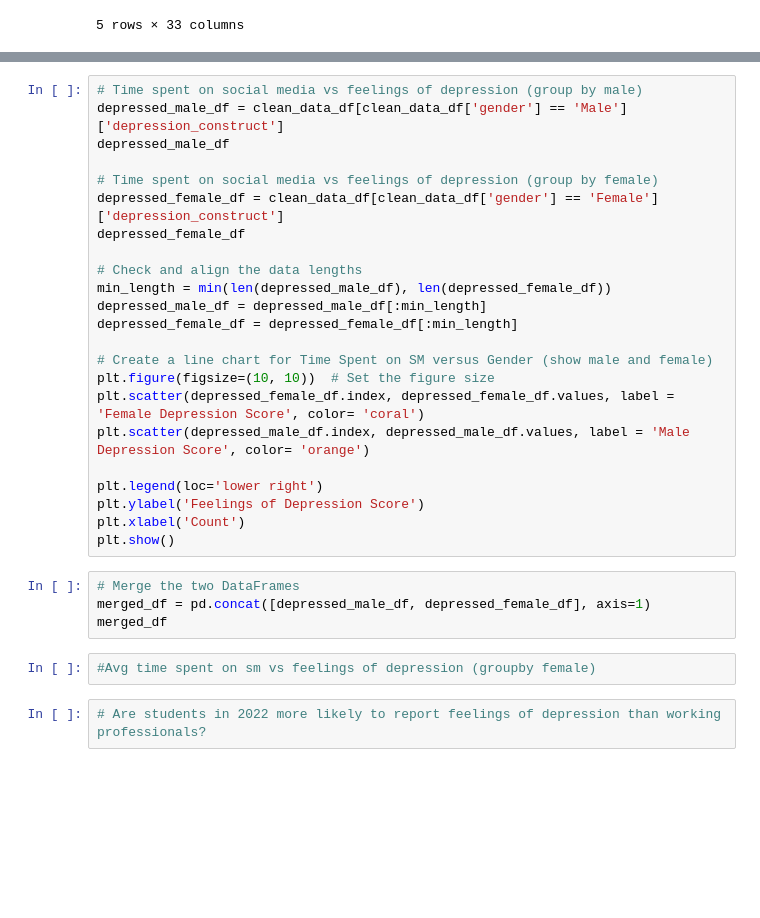
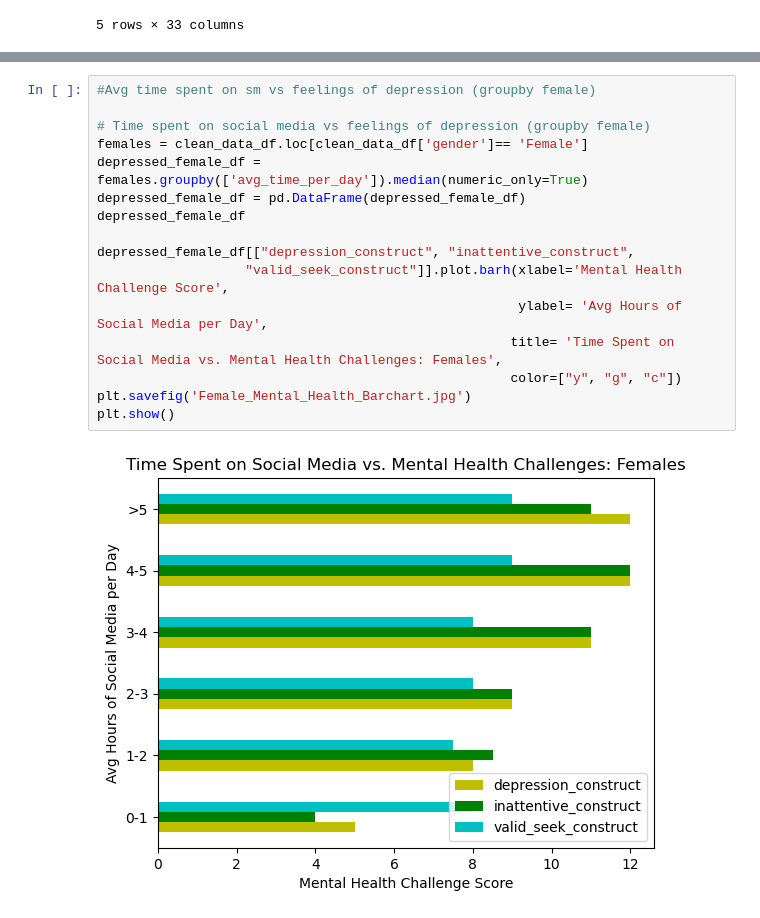
Before and after one commit to virgowolf/social_media_mental_health, a Jupyter notebook: analysis_CK.ipynb, the cells around one changed output, grey strips where cells are left out. Drawn from its saved outputs; the diff is of its cells as text; blank space fills up the shorter version.

```diff
--- a/analysis_CK.ipynb
+++ b/analysis_CK.ipynb
@@ -161,31 +182,18 @@ depressed_male_df[["depression_construct", "inattentive_construct", "valid_seek_
-# %%
-# Time spent on social media vs feelings of depression (group by male)
-depressed_male_df = clean_data_df[clean_data_df['gender'] == 'Male']['depression_construct']
-depressed_male_df
-
-# Time spent on social media vs feelings of depression (group by female)
-depressed_female_df = clean_data_df[clean_data_df['gender'] == 'Female']['depression_construct']
-depressed_female_df
-
-# Check and align the data lengths
-min_length = min(len(depressed_male_df), len(depressed_female_df))
-depressed_male_df = depressed_male_df[:min_length]
-depressed_female_df = depressed_female_df[:min_length]
-
-# Create a line chart for Time Spent on SM versus Gender (show male and female)
-plt.figure(figsize=(10, 10))  # Set the figure size
-plt.scatter(depressed_female_df.index, depressed_female_df.values, label = 'Female Depression Score', color= 'coral')
-plt.scatter(depressed_male_df.index, depressed_male_df.values, label = 'Male Depression Score', color= 'orange')
-
-plt.legend(loc='lower right')
-plt.ylabel('Feelings of Depression Score')
-plt.xlabel('Count')
-plt.show()
-# %%
-# Merge the two DataFrames
-merged_df = pd.concat([depressed_male_df, depressed_female_df], axis=1)
-merged_df
 # %%
 #Avg time spent on sm vs feelings of depression (groupby female)
+
+# Time spent on social media vs feelings of depression (groupby female)
+females = clean_data_df.loc[clean_data_df['gender']== 'Female']
+depressed_female_df = females.groupby(['avg_time_per_day']).median(numeric_only=True)
+depressed_female_df = pd.DataFrame(depressed_female_df)
+depressed_female_df
+
+depressed_female_df[["depression_construct", "inattentive_construct",
+                   "valid_seek_construct"]].plot.barh(xlabel='Mental Health Challenge Score',
+                                                      ylabel= 'Avg Hours of Social Media per Day',
+                                                     title= 'Time Spent on Social Media vs. Mental Health Challenges: Females',
+                                                     color=["y", "g", "c"])
+plt.savefig('Female_Mental_Health_Barchart.jpg')
+plt.show()
+# %% [output]
+[figure, added]
-# %%
-# Are students in 2022 more likely to report feelings of depression than working professionals?
```
Also changed, not shown: parts of 8 cells of this notebook, 3 other files.
